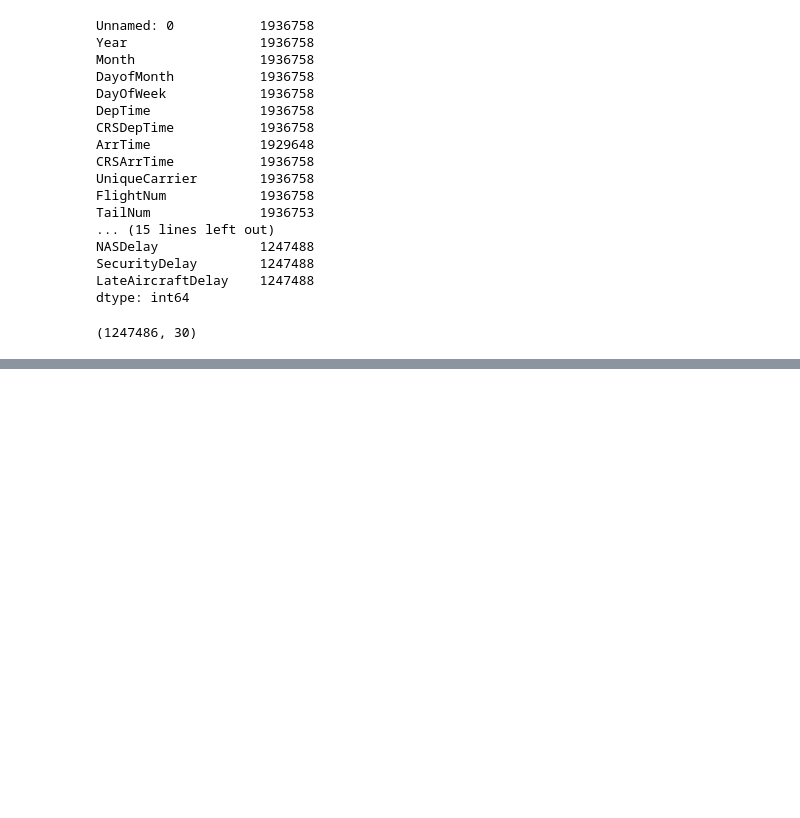
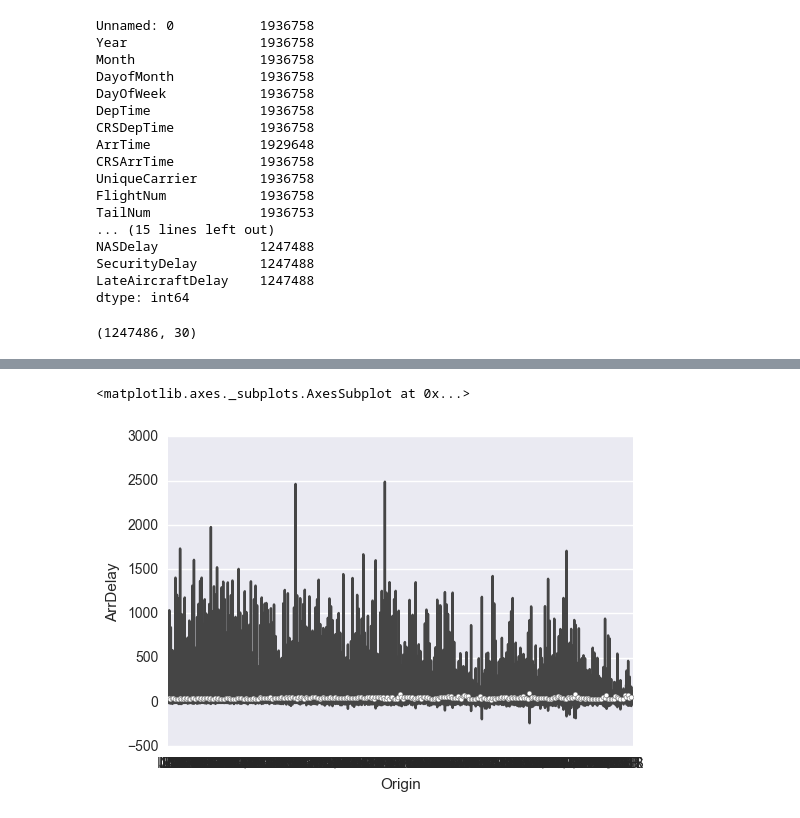
Before and after one commit to github4pp/ds-sf-29, a Jupyter notebook: projects/Project_1_Sub/Final_Project4_Notebook_rough_draft.ipynb, the cells around one changed output, grey strips where cells are left out. Saved outputs shown, nothing was run; the diff lists cells and outputs as text; code cells hidden in the pictures; blank space fills up the shorter version.

```diff
--- a/projects/Project_1_Sub/Final_Project4_Notebook_rough_draft.ipynb
+++ b/projects/Project_1_Sub/Final_Project4_Notebook_rough_draft.ipynb
@@ -350,0 +377,5 @@ SyntaxError: invalid syntax (<ipython-input-38-5f52f97561a5>, line 1)
+# %%
+sns.violinplot(x=fltdata.Origin,y=fltdata.ArrDelay)
+# %% [output]
+<matplotlib.axes._subplots.AxesSubplot at 0x...>
+[figure, added]
```
Also changed, not shown: parts of 20 cells of this notebook, 1 other file.
